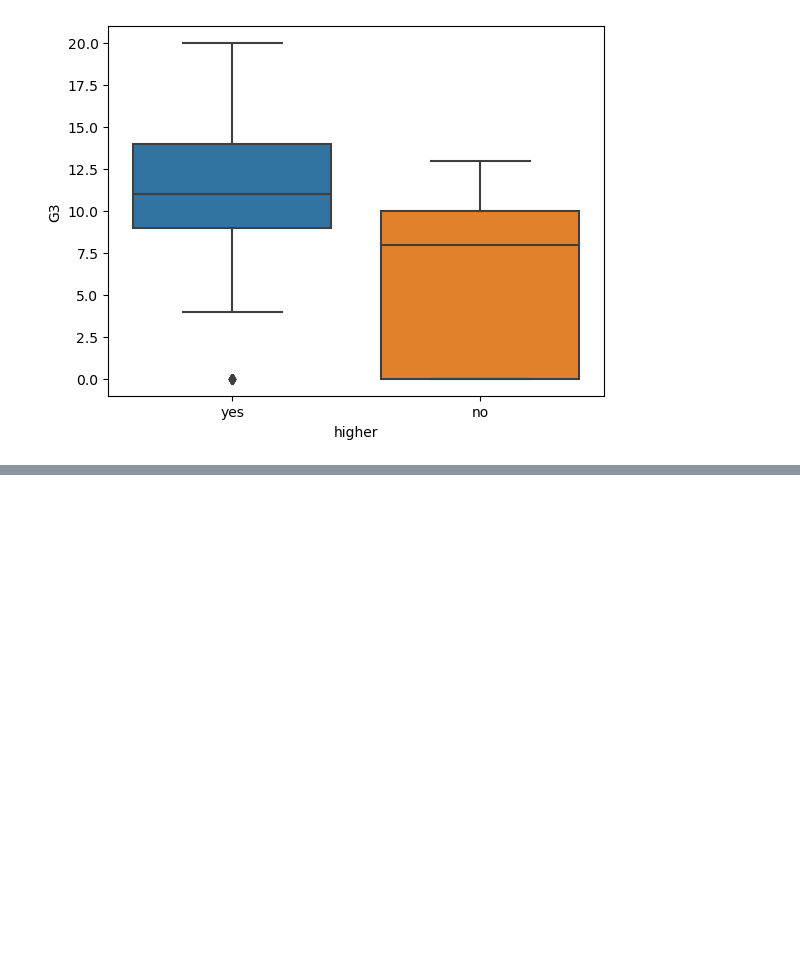
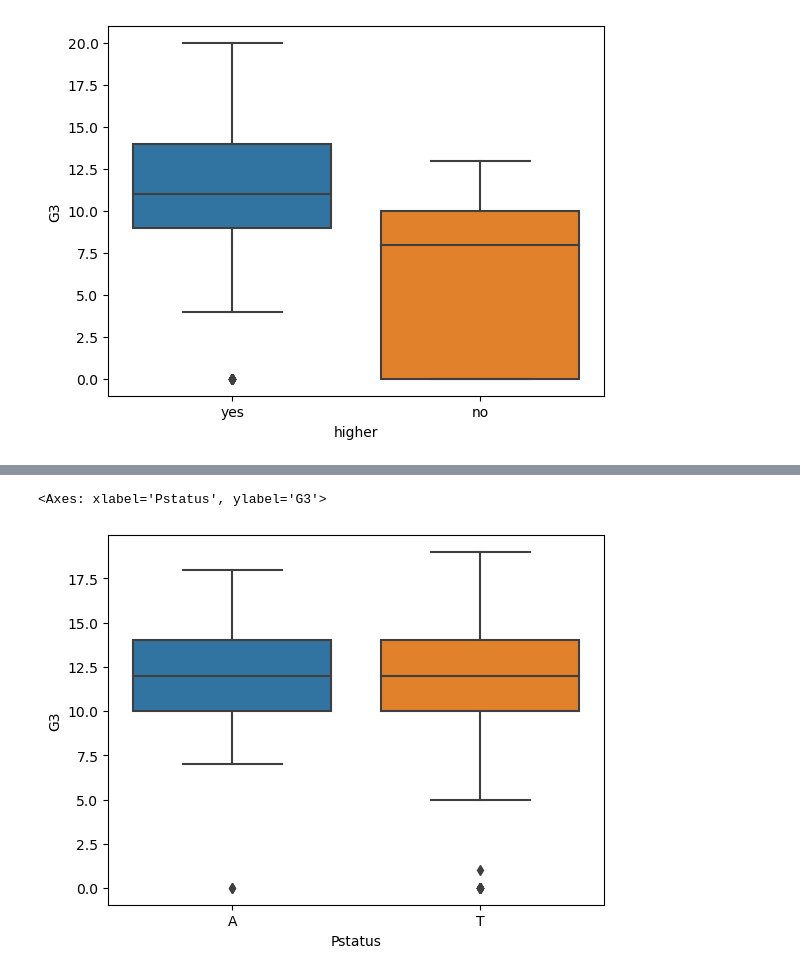
Before and after one commit to cshields164/end-of-phase1-project, a Jupyter notebook: code/01explore.ipynb, the cells around one changed output, grey strips where cells are left out. Cells and saved outputs as stored; diff of their text form; code cells hidden in the pictures; blank space fills up the shorter version.

```diff
--- a/code/01explore.ipynb
+++ b/code/01explore.ipynb
@@ -291,0 +306,6 @@ sns.boxplot(data=df_m, x="higher", y='G3')
+# %%
+# Box plot showing correlation between grading period three and cohabitation status of the student parents
+sns.boxplot(data=df_p, y ='G3', x = 'Pstatus')
+# %% [output]
+<Axes: xlabel='Pstatus', ylabel='G3'>
+[figure, added]
```
Also changed, not shown: parts of 9 cells of this notebook, 3 other files.
